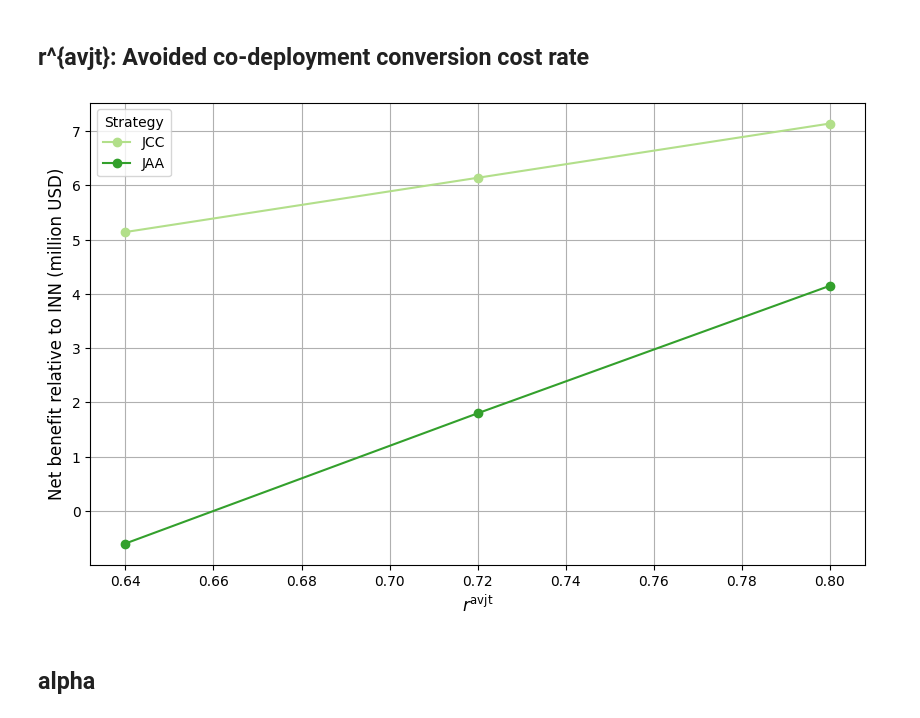
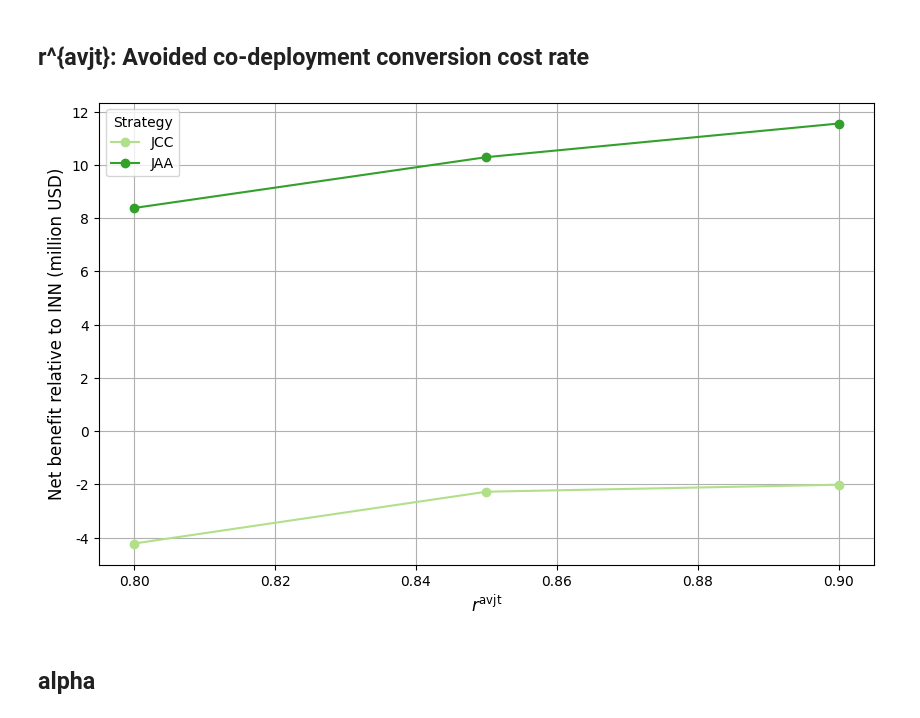
Before and after one commit to narslab/project-groundwork, a Jupyter notebook: bin/jupyter/sensivity-for-all-strategies-relative-net-benefit.ipynb, the cells around one changed output. Saved outputs shown, nothing was run; the diff lists cells and outputs as text; code cells hidden in the pictures.

```diff
--- a/bin/jupyter/sensivity-for-all-strategies-relative-net-benefit.ipynb
+++ b/bin/jupyter/sensivity-for-all-strategies-relative-net-benefit.ipynb
@@ -184,7 +184,7 @@ combined_df
 ## r
 # %%
 # List of r values
-r_values = [0.03,0.05,0.07,0.09,0.1,0.12]
+r_values = [0.03,0.05,0.07]
 
 # Dictionary to hold data
 data = {}
@@ -275,7 +288,7 @@ plt.show()
 ## r^{avjt}: Avoided co-deployment conversion cost rate
 # %%
 # List of r values
-saving_values = [0.2,0.28,0.36]
+saving_values = [0.10, 0.15, 0.20]
 
 # Dictionary to hold data
 data = {}
@@ -293,34 +306,34 @@ for saving in saving_values:
     df=df.loc[df['Strategy']!="IAA"]
     # Make sure the strategy names are set as the index
     df.set_index('Strategy', inplace=True)
     data[1-saving] = df['net_benefit']
 
 # Create a DataFrame from the dictionary
 combined_df = pd.DataFrame(data)
 
 # Define colors for each strategy
 strategy_colors = {
     'INN': '#FB9A99', 'INC': '#FDBF6F', 'INA': '#FF7F00', 'ICN': '#CAB2D6',
     'IAN': '#6A3D9A', 'JCC': '#B2DF8A', 'ICC': '#A6CEE3', 'JAA': '#33A02C', 'IAA': '#1F78B4'
 }
 
 # Plotting
 plt.figure(figsize=(10, 6))
 for strategy in combined_df.index:
     plt.plot(combined_df.columns, combined_df.loc[strategy], label=strategy, marker='o', color=strategy_colors[strategy])
 
 # Set y-axis formatter
 formatter = FuncFormatter(millions_formatter)
 plt.gca().yaxis.set_major_formatter(formatter)
 
 plt.xlabel(r'$r^{\mathrm{avjt}}$', fontsize=12)
 plt.ylabel('Net benefit relative to INN (million USD)', fontsize=12)
 plt.legend(title='Strategy', fontsize=10)
 plt.grid(True)
 
 plt.show()
 # %% [output]
-[figure, old version]
+[figure, new version]
 # %% [markdown]
 ## alpha
 # %%
```
Also changed, not shown: parts of 10 cells of this notebook, 21 other files.
